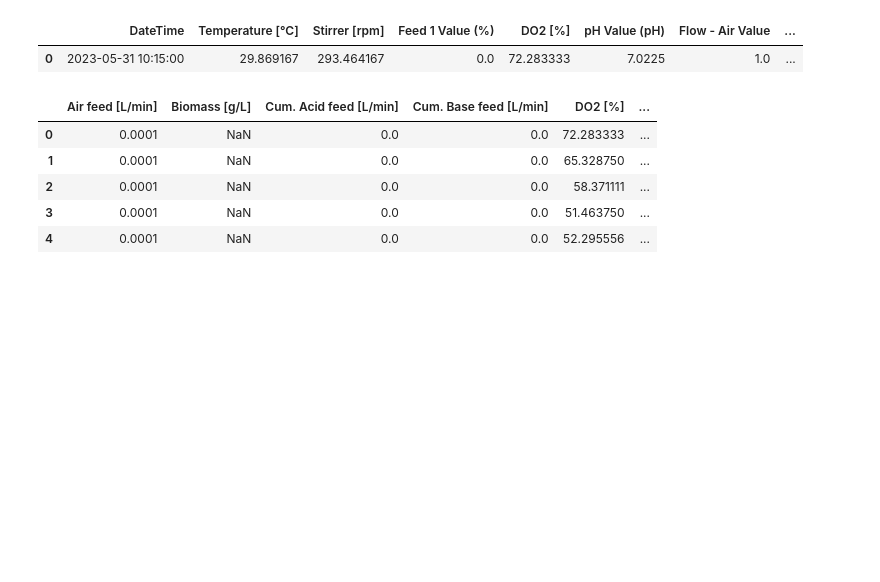
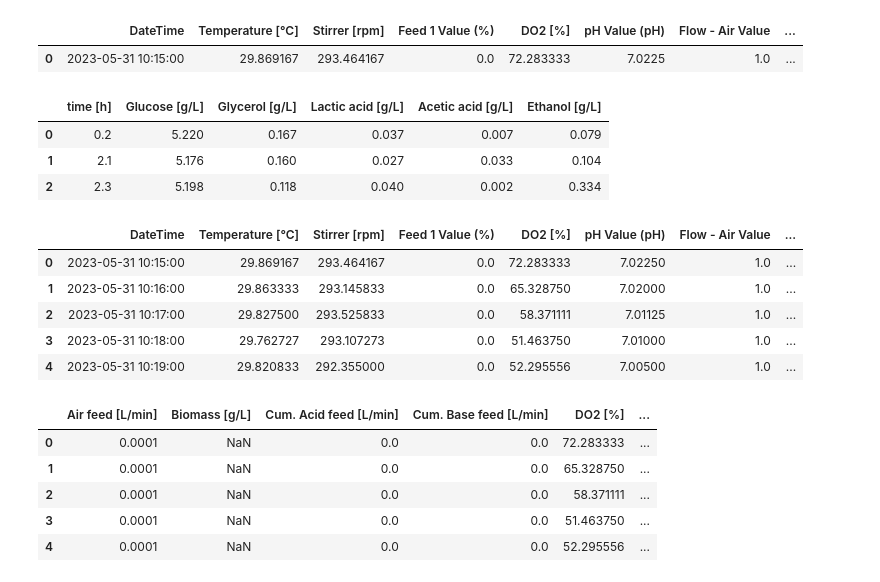
Before and after one commit to boripf/hybrid-model-corynebacterium, a Jupyter notebook: A_preprocessing.ipynb, the cells around one changed output. Cells and saved outputs as stored; diff of their text form; code cells hidden in the pictures; blank space fills up the shorter version.

```diff
--- a/A_preprocessing.ipynb
+++ b/A_preprocessing.ipynb
@@ -126,6 +126,31 @@ df.head(1)
 # %% [output]
 |  | DateTime | Temperature [°C] | Stirrer [rpm] | Feed 1 Value (%) | DO2 [%] | pH Value (pH) | Flow - Air Value | ... |
 | 0 | 2023-05-31 10:15:00 | 29.869167 | 293.464167 | 0.0 | 72.283333 | 7.0225 | 1.0 | ... |
+# %%
+df_HPLC= pd.read_excel('fermentation raw data/HPLC.xlsx')
+
+for col in df_HPLC.columns:
+    df_HPLC[col] = df_HPLC[col].astype(str).str.replace(',', '.')
+    df_HPLC[col] = pd.to_numeric(df_HPLC[col])
+df_HPLC.rename(columns={'Time [h]': 'time [h]', 'Glucose': 'Glucose [g/L]'}, inplace=True)
+
+df_HPLC.head(3)
+# %% [output]
+|  | time [h] | Glucose [g/L] | Glycerol [g/L] | Lactic acid [g/L] | Acetic acid [g/L] | Ethanol [g/L] |
+| 0 | 0.2 | 5.220 | 0.167 | 0.037 | 0.007 | 0.079 |
+| 1 | 2.1 | 5.176 | 0.160 | 0.027 | 0.033 | 0.104 |
+| 2 | 2.3 | 5.198 | 0.118 | 0.040 | 0.002 | 0.334 |
+# %%
+df = df_merged4.merge(df_HPLC, on='time [h]', how='left')
+df['Glucose [g/L]']=df['Glucose [g/L]']
+df.head()
+# %% [output]
+|  | DateTime | Temperature [°C] | Stirrer [rpm] | Feed 1 Value (%) | DO2 [%] | pH Value (pH) | Flow - Air Value | ... |
+| 0 | 2023-05-31 10:15:00 | 29.869167 | 293.464167 | 0.0 | 72.283333 | 7.02250 | 1.0 | ... |
+| 1 | 2023-05-31 10:16:00 | 29.863333 | 293.145833 | 0.0 | 65.328750 | 7.02000 | 1.0 | ... |
+| 2 | 2023-05-31 10:17:00 | 29.827500 | 293.525833 | 0.0 | 58.371111 | 7.01125 | 1.0 | ... |
+| 3 | 2023-05-31 10:18:00 | 29.762727 | 293.107273 | 0.0 | 51.463750 | 7.01000 | 1.0 | ... |
+| 4 | 2023-05-31 10:19:00 | 29.820833 | 292.355000 | 0.0 | 52.295556 | 7.00500 | 1.0 | ... |
 # %%
 # the peak around the 7th hour was not fed into the batch but just to accumulate the glucose in the pipe
 df.loc[df.index[428:431], 'Feed 1 Value (%)'] = 0
```
Also changed, not shown: parts of 2 cells of this notebook.
